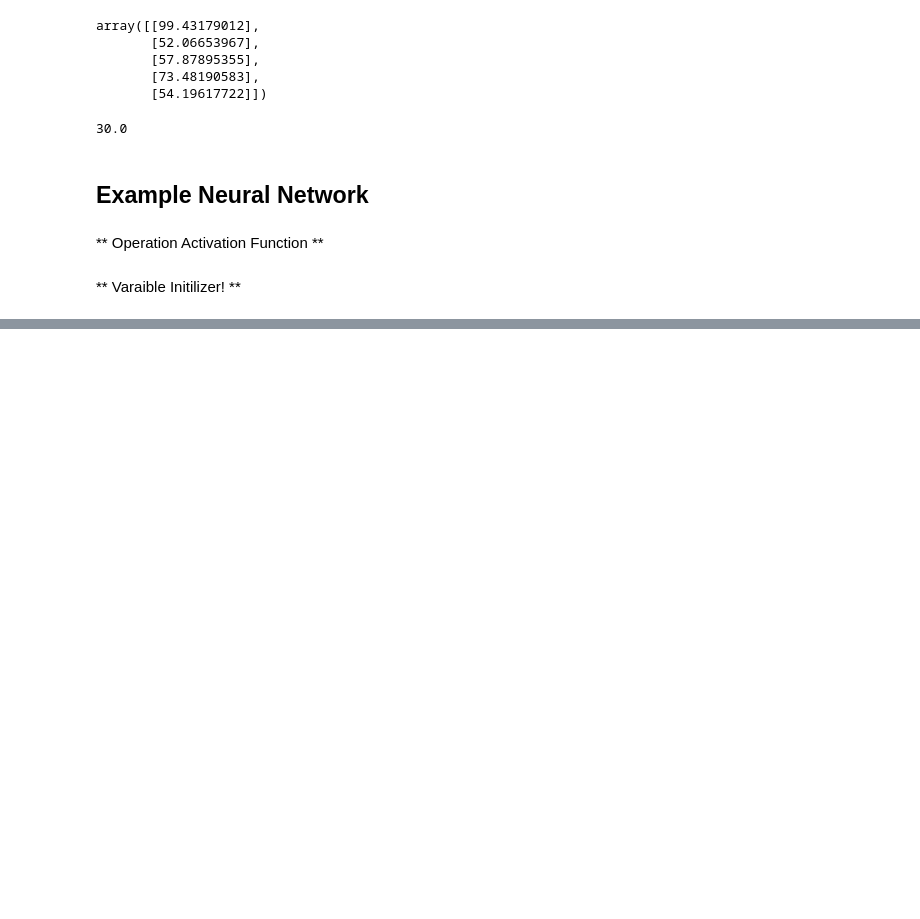
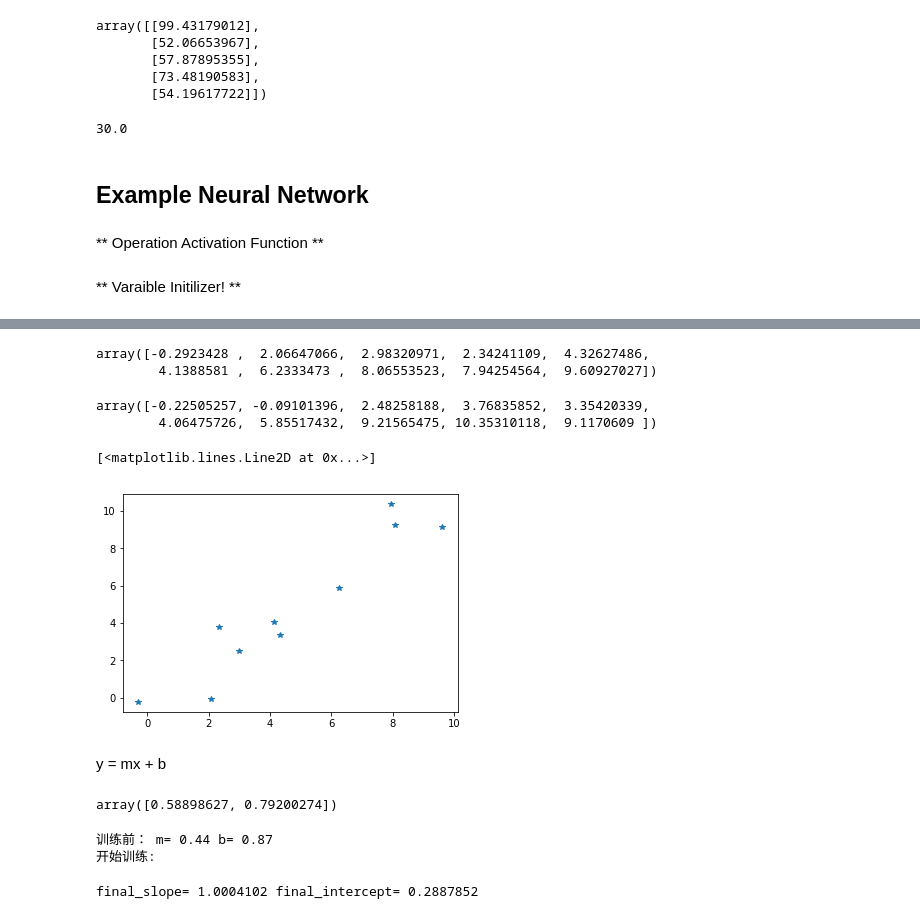
Before and after one commit to haiwuxing/tensorflow-udemy, a Jupyter notebook: 02-TensorFlow-Basics/03-TF-Neural-Network.ipynb, the cells around one changed output, grey strips where cells are left out. Saved outputs shown, nothing was run; the diff lists cells and outputs as text; code cells hidden in the pictures; blank space fills up the shorter version.

```diff
--- a/02-TensorFlow-Basics/03-TF-Neural-Network.ipynb
+++ b/02-TensorFlow-Basics/03-TF-Neural-Network.ipynb
@@ -74,0 +80,14 @@ print(layer_out)
+# %%
+x_data = np.linspace(0,10,10) + np.random.uniform(-1.5,1.5,10)
+# %%
+x_data
+# %% [output]
+array([-0.2923428 ,  2.06647066,  2.98320971,  2.34241109,  4.32627486,
+        4.1388581 ,  6.2333473 ,  8.06553523,  7.94254564,  9.60927027])
+# %%
+y_label = np.linspace(0,10,10) + np.random.uniform(-1.5,1.5,10)
+# %%
+y_label
+# %% [output]
+array([-0.22505257, -0.09101396,  2.48258188,  3.76835852,  3.35420339,
+        4.06475726,  5.85517432,  9.21565475, 10.35310118,  9.1170609 ])
@@ -74,0 +97,11 @@ print(layer_out)
+# %%
+plt.plot(x_data, y_label, '*')
+# %% [output]
+[<matplotlib.lines.Line2D at 0x...>]
+[figure, added]
+# %% [markdown]
+y = mx + b
+# %%
+np.random.rand(2)
+# %% [output]
+array([0.58898627, 0.79200274])
@@ -74,0 +122,20 @@ print(layer_out)
+# %%
+with tf.Session() as sess:
+    sess.run(init)
+
+    print('训练前：','m=',m.eval(),'b=', b.eval())
+
+    print('开始训练:\n')
+    training_steps = 100
+    for i in range(training_steps):
+        sess.run(train)
+#         print('m=',m.eval(),'b=', b.eval())
+
+    final_slope, final_intercept = sess.run([m,b])
+# %% [output]
+训练前： m= 0.44 b= 0.87
+开始训练:
+# %%
+print('final_slope=', final_slope, 'final_intercept=', final_intercept)
+# %% [output]
+final_slope= 1.0004102 final_intercept= 0.2887852
```
Also changed, not shown: parts of 19 cells of this notebook, 5 other files.
